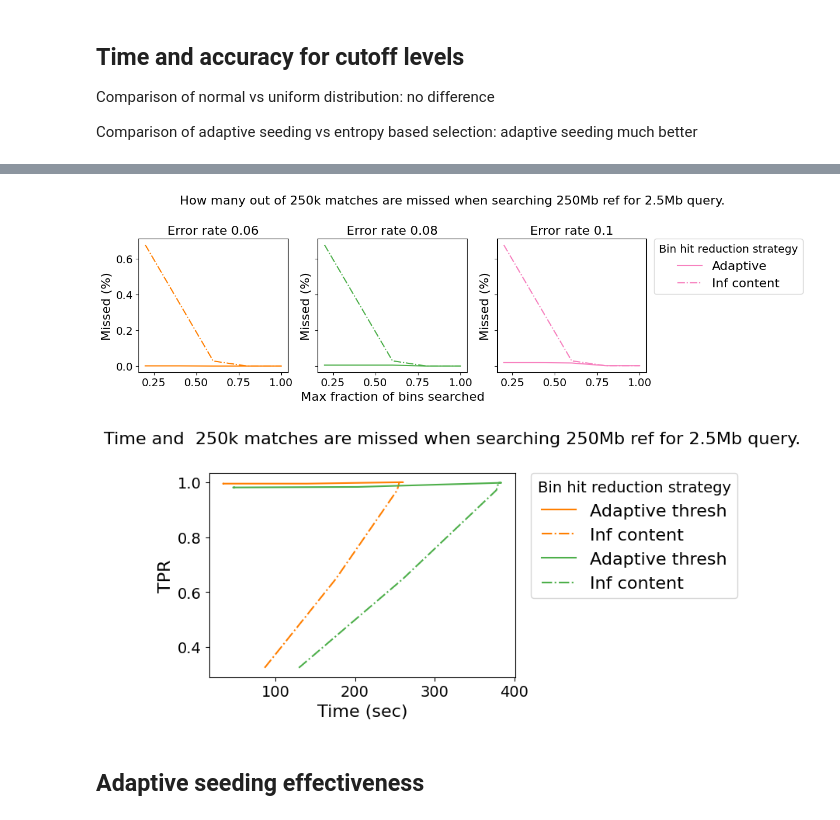
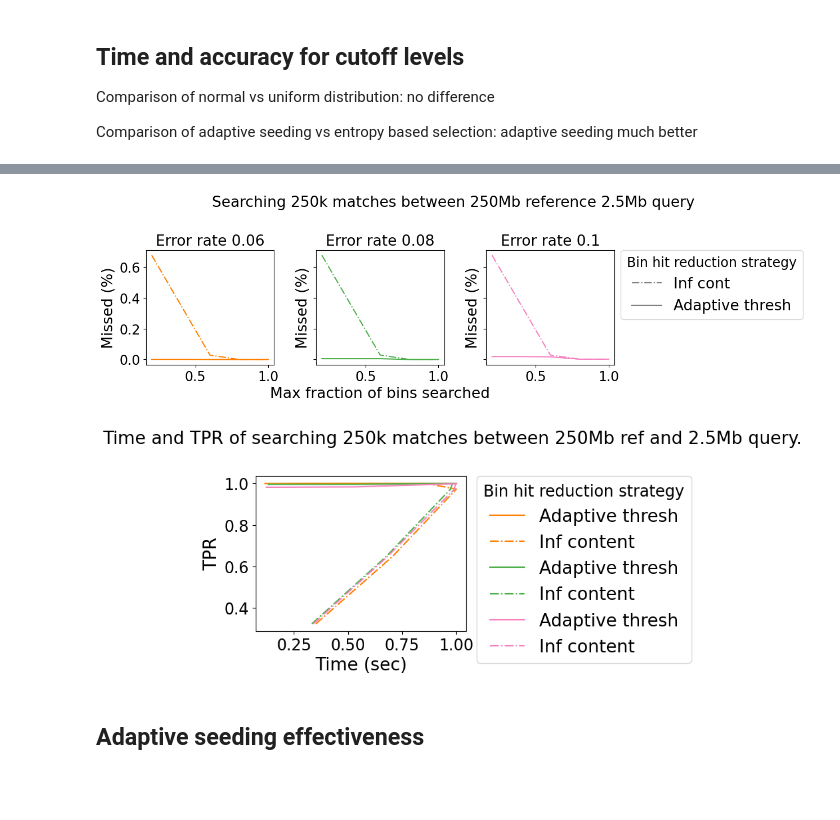
Before and after one commit to eaasna/DREAM-stellar-benchmark, a Jupyter notebook: work-python/markov/Bin hit reduction.ipynb, the cells around one changed output, grey strips where cells are left out. Cells and saved outputs as stored; diff of their text form; code cells hidden in the pictures; blank space fills up the shorter version.

```diff
--- a/work-python/markov/Bin hit reduction.ipynb
+++ b/work-python/markov/Bin hit reduction.ipynb
@@ -21,11 +21,11 @@ data.head()
 | 3 | 3 | 0.02 | 0.8 | 1.0 | 20.662 | 0 | ... |
 | 4 | 4 | 0.02 | 1.0 | 1.0 | 20.163 | 0 | ... |
 # %%
-XXSMALL_SIZE = 8
-XSMALL_SIZE = 10
-SMALL_SIZE = 14
-MEDIUM_SIZE = 16
-BIGGER_SIZE = 18
+XXSMALL_SIZE = 11
+XSMALL_SIZE = 13
+SMALL_SIZE = 17
+MEDIUM_SIZE = 19
+BIGGER_SIZE = 21
 
 plt.rc('font', size=SMALL_SIZE)          # controls default text sizes
 plt.rc('axes', titlesize=MEDIUM_SIZE)     # fontsize of the axes title
@@ -74,7 +74,7 @@ Comparison of normal vs uniform distribution: no difference
 Comparison of adaptive seeding vs entropy based selection: adaptive seeding much better
 # %%
 fig, ax = plt.subplots(1, 3)
-fig.set_size_inches(13, 4)
+fig.set_size_inches(14, 4)
 
 color = "black"
 
@@ -92,8 +92,8 @@ for j in range(len(er_rates)):
 
     i=i+1
     color = CB_color_cycle[i]
-    ax[j].plot(er_df["adapt_cutoff"], er_df["search time (sec)"], color=color, label = "Adaptive thresh")
-    ax[j].set_ylabel('time (s)')
+    ax[j].plot(er_df["adapt_cutoff"], er_df["search time (sec)"], color=color)
+    ax[j].set_ylabel('Time (s)')
                      #, color=color)
 
     #ax2.plot(er_df["adapt_cutoff"], er_df["missed (%)"], color=color, label = er)
@@ -103,13 +103,16 @@ for j in range(len(er_rates)):
     er_df = df[df["error_rate"] == er]
     er_df = er_df.groupby('entropy_cutoff')[["search time (sec)", "missed (%)", "entropy_cutoff"]].mean()
     color = CB_color_cycle[i]
-    ax[j].plot(er_df["entropy_cutoff"], er_df["search time (sec)"], linestyle = "-.", color=color, label = "Inf content")
+    ax[j].plot(er_df["entropy_cutoff"], er_df["search time (sec)"], linestyle = "-.", color=color)
     ax[j].set_title("Error rate " +  str(er))
 
 ax[1].set_xlabel('Max fraction of bins searched')
+ax[j].plot(0.4, 0.4, linestyle = "-.", color = "gray", label = "Inf cont")
+ax[j].plot(0.4, 0.4, color = "gray", label = "Adaptive thresh")
+
 ax[j].legend(bbox_to_anchor=(1.05, 1), loc='upper left', borderaxespad=0., title = "Bin hit reduction strategy")
-fig.suptitle("How much time to find 250k matches between 250Mb ref and 2.5Mb query?")
+fig.suptitle("Searching 250k matches between 250Mb reference and 2.5Mb query")
 fig.tight_layout()  # otherwise the right y-label is slightly clipped
-fig.savefig("250Mb_" + dtype + "_time_vs_cutoff.pdf", dpi=400, bbox_inches='tight')
+fig.savefig("250Mb_" + dtype + "_time_vs_cutoff.png", dpi=400, bbox_inches='tight')
 plt.show()
 # %% [output]
@@ -134,7 +137,7 @@ for j in range(len(er_rates)):
 
     i=i+1
     color = CB_color_cycle[i]
-    ax[j].plot(er_df["adapt_cutoff"], er_df["missed (%)"], color=color, label = "Adaptive")
+    ax[j].plot(er_df["adapt_cutoff"], er_df["missed (%)"], color=color)
     ax[j].set_ylabel('Missed (%)')
                      #, color=color)
 
@@ -145,17 +148,21 @@ for j in range(len(er_rates)):
     er_df = df[df["error_rate"] == er]
     er_df = er_df.groupby('entropy_cutoff')[["search time (sec)", "missed (%)", "entropy_cutoff"]].mean()
     color = CB_color_cycle[i]
-    ax[j].plot(er_df["entropy_cutoff"], er_df["missed (%)"], linestyle = "-.", color=color, label = "Inf content")
+    ax[j].plot(er_df["entropy_cutoff"], er_df["missed (%)"], linestyle = "-.", color=color)
     ax[j].set_title("Error rate " +  str(er))
+    #ax[j].set_xticks([x / 5 for x in list(range(0, 6, 1))])
 
 ax[1].set_xlabel('Max fraction of bins searched')
+ax[j].plot(0.4, 0.4, linestyle = "-.", color = "gray", label = "Inf cont")
+ax[j].plot(0.4, 0.4, color = "gray", label = "Adaptive thresh")
+
 ax[j].legend(bbox_to_anchor=(1.05, 1), loc='upper left', borderaxespad=0., title = "Bin hit reduction strategy")
-fig.suptitle("How many out of 250k matches are missed when searching 250Mb ref for 2.5Mb query.")
+fig.suptitle("Searching 250k matches between 250Mb reference 2.5Mb query")
 fig.tight_layout()  # otherwise the right y-label is slightly clipped
-fig.savefig("250Mb_" + dtype + "_missed_vs_cutoff.pdf", dpi=400, bbox_inches='tight')
+fig.savefig("250Mb_" + dtype + "_missed_vs_cutoff.png", dpi=400, bbox_inches='tight')
 plt.show()
 # %% [output]
-[figure, old version]
+[figure, new version]
 # %%
 fig, ax = plt.subplots(1)
 fig.set_size_inches(8, 4)
@@ -167,40 +174,40 @@ color = "black"
 #ax2.tick_params(axis='y', labelcolor=color)
 
 i=0
-er_rates = [0.08, 0.1]
+er_rates = [0.06, 0.08, 0.1]
 for j in range(len(er_rates)):
     df = data[data["entropy_cutoff"] == 1.0]
 
     er = er_rates[j]
     er_df = df[df["error_rate"] == er]
     er_df = er_df.groupby('adapt_cutoff')[["search time (sec)", "missed (%)", 'adapt_cutoff']].mean()
 
     er_df["TPR"] = 1.0 - er_df["missed (%)"]
     i=i+1
     color = CB_color_cycle[i]
-    ax.plot(er_df["search time (sec)"], er_df["TPR"], color=color, label = "Adaptive thresh")
+    ax.plot(er_df["search time (sec)"] / np.max(er_df["search time (sec)"]), er_df["TPR"], color=color, label = "Adaptive thresh")
     ax.set_ylabel('TPR')
                      #, color=color)
 
     #ax2.plot(er_df["adapt_cutoff"], er_df["missed (%)"], color=color, label = er)
 
     df = data[data["adapt_cutoff"] == 1.0]
 
     er_df = df[df["error_rate"] == er]
     er_df = er_df.groupby('entropy_cutoff')[["search time (sec)", "missed (%)", "entropy_cutoff"]].mean()
     er_df["TPR"] = 1.0 - er_df["missed (%)"]
 
     color = CB_color_cycle[i]
-    ax.plot(er_df["search time (sec)"], er_df["TPR"], linestyle = "-.", color=color, label = "Inf content")
+    ax.plot(er_df["search time (sec)"] / np.max(er_df["search time (sec)"]), er_df["TPR"], linestyle = "-.", color=color, label = "Inf content")
 
 ax.set_xlabel('Time (sec)')
 ax.legend(bbox_to_anchor=(1.05, 1), loc='upper left', borderaxespad=0., title = "Bin hit reduction strategy")
-fig.suptitle("Time and  250k matches are missed when searching 250Mb ref for 2.5Mb query.")
+fig.suptitle("Time and TPR of searching 250k matches between 250Mb ref and 2.5Mb query.")
 fig.tight_layout()  # otherwise the right y-label is slightly clipped
 fig.savefig("250Mb_" + dtype + "_missed_vs_cutoff.pdf", dpi=400, bbox_inches='tight')
 plt.show()
 # %% [output]
-[figure, old version]
+[figure, new version]
 # %% [markdown]
 ## Adaptive seeding effectiveness
 # %%
```
Also changed, not shown: parts of 5 cells of this notebook, 2 other files.
